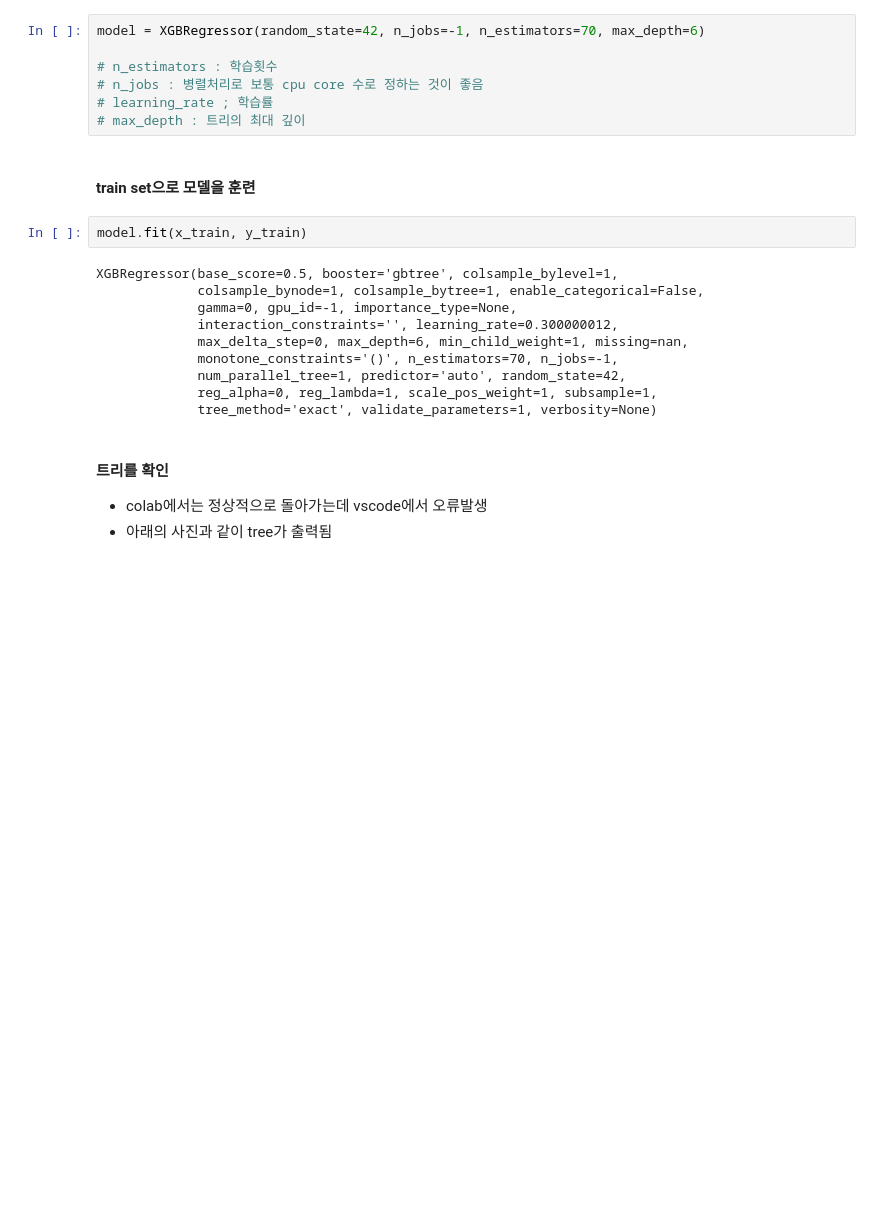
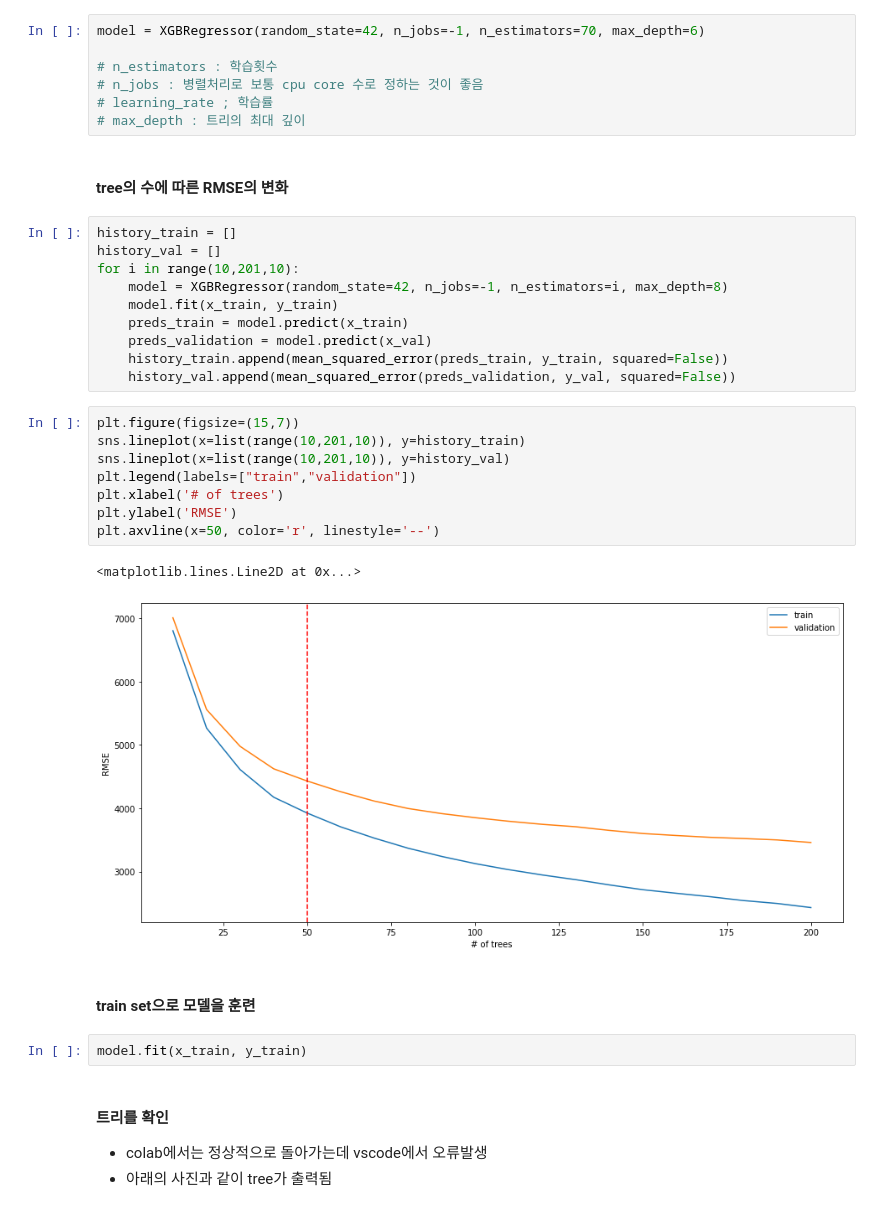
Before and after one commit to tmxkqotnl/project_mini_machine_learning_team_two, a Jupyter notebook: source/ssj_XGBoost.ipynb, the cells around one changed output. Saved outputs shown, nothing was run; the diff lists cells and outputs as text; blank space fills up the shorter version.

```diff
--- a/source/ssj_XGBoost.ipynb
+++ b/source/ssj_XGBoost.ipynb
@@ -95,20 +95,33 @@ model = XGBRegressor(random_state=42, n_jobs=-1, n_estimators=70, max_depth=6)
 # n_jobs : 병렬처리로 보통 cpu core 수로 정하는 것이 좋음
 # learning_rate ; 학습률
 # max_depth : 트리의 최대 깊이
+# %% [markdown]
+#### tree의 수에 따른 RMSE의 변화
+# %%
+history_train = []
+history_val = []
+for i in range(10,201,10):
+    model = XGBRegressor(random_state=42, n_jobs=-1, n_estimators=i, max_depth=8)
+    model.fit(x_train, y_train)
+    preds_train = model.predict(x_train)
+    preds_validation = model.predict(x_val)
+    history_train.append(mean_squared_error(preds_train, y_train, squared=False))
+    history_val.append(mean_squared_error(preds_validation, y_val, squared=False))
+# %%
+plt.figure(figsize=(15,7))
+sns.lineplot(x=list(range(10,201,10)), y=history_train)
+sns.lineplot(x=list(range(10,201,10)), y=history_val)
+plt.legend(labels=["train","validation"])
+plt.xlabel('# of trees')
+plt.ylabel('RMSE')
+plt.axvline(x=50, color='r', linestyle='--')
+# %% [output]
+<matplotlib.lines.Line2D at 0x...>
+[figure, added]
 # %% [markdown]
 #### train set으로 모델을 훈련
 # %%
 model.fit(x_train, y_train)
-# %% [output]
-XGBRegressor(base_score=0.5, booster='gbtree', colsample_bylevel=1,
-             colsample_bynode=1, colsample_bytree=1, enable_categorical=False,
-             gamma=0, gpu_id=-1, importance_type=None,
-             interaction_constraints='', learning_rate=0.300000012,
-             max_delta_step=0, max_depth=6, min_child_weight=1, missing=nan,
-             monotone_constraints='()', n_estimators=70, n_jobs=-1,
-             num_parallel_tree=1, predictor='auto', random_state=42,
-             reg_alpha=0, reg_lambda=1, scale_pos_weight=1, subsample=1,
-             tree_method='exact', validate_parameters=1, verbosity=None)
 # %% [markdown]
 #### 트리를 확인
 - colab에서는 정상적으로 돌아가는데 vscode에서 오류발생
```
Also changed, not shown: parts of 4 cells of this notebook.
